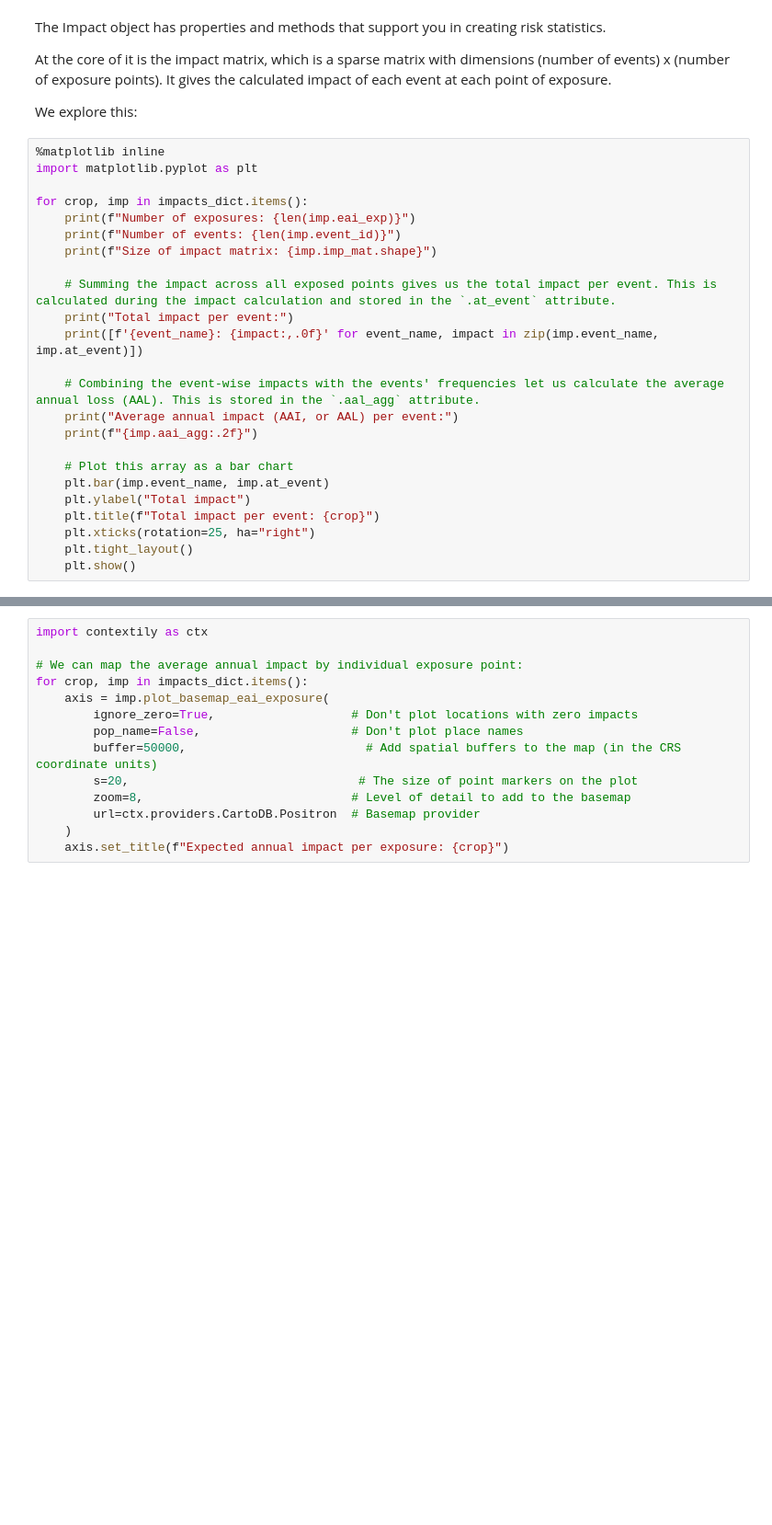
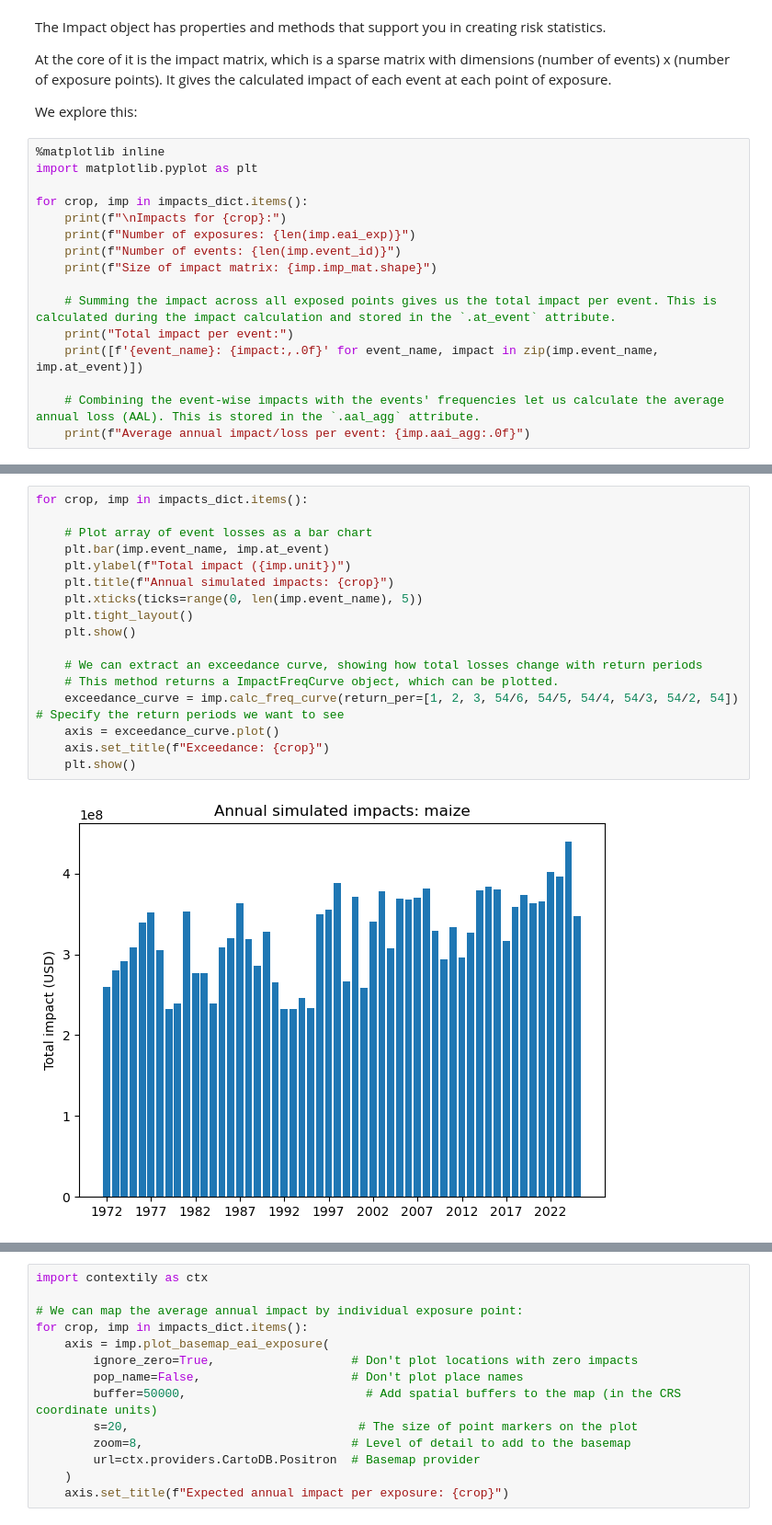
Before and after one commit to AnalyticsTeamUNUEHS/CLIMADA_starter_packs, a Jupyter notebook: starter_pack_el_salvador/notebooks/04_uncalibrated_risk.ipynb, the cells around one changed output, grey strips where cells are left out. Shown at 92% size. Saved outputs shown, nothing was run; the diff lists cells and outputs as text; blank space fills up the shorter version.

```diff
--- a/starter_pack_el_salvador/notebooks/04_uncalibrated_risk.ipynb
+++ b/starter_pack_el_salvador/notebooks/04_uncalibrated_risk.ipynb
@@ -201,6 +193,7 @@ We explore this:
 import matplotlib.pyplot as plt
 
 for crop, imp in impacts_dict.items():
+    print(f"\nImpacts for {crop}:")
     print(f"Number of exposures: {len(imp.eai_exp)}")
     print(f"Number of events: {len(imp.event_id)}")
     print(f"Size of impact matrix: {imp.imp_mat.shape}")
@@ -210,14 +203,5 @@ for crop, imp in impacts_dict.items():
     print([f'{event_name}: {impact:,.0f}' for event_name, impact in zip(imp.event_name, imp.at_event)])
 
     # Combining the event-wise impacts with the events' frequencies let us calculate the average annual loss (AAL). This is stored in the `.aal_agg` attribute.
-    print("Average annual impact (AAI, or AAL) per event:")
-    print(f"{imp.aai_agg:.2f}")
-
-    # Plot this array as a bar chart
-    plt.bar(imp.event_name, imp.at_event)
-    plt.ylabel("Total impact")
-    plt.title(f"Total impact per event: {crop}")
-    plt.xticks(rotation=25, ha="right")
-    plt.tight_layout()
-    plt.show()
+    print(f"Average annual impact/loss per event: {imp.aai_agg:.0f}")
 # %% [output]
@@ -259,0 +229,19 @@ for crop, imp in impacts_dict.items():
+# %%
+for crop, imp in impacts_dict.items():
+
+    # Plot array of event losses as a bar chart
+    plt.bar(imp.event_name, imp.at_event)
+    plt.ylabel(f"Total impact ({imp.unit})")
+    plt.title(f"Annual simulated impacts: {crop}")
+    plt.xticks(ticks=range(0, len(imp.event_name), 5))
+    plt.tight_layout()
+    plt.show()
+
+    # We can extract an exceedance curve, showing how total losses change with return periods
+    # This method returns a ImpactFreqCurve object, which can be plotted.
+    exceedance_curve = imp.calc_freq_curve(return_per=[1, 2, 3, 54/6, 54/5, 54/4, 54/3, 54/2, 54])   # Specify the return periods we want to see
+    axis = exceedance_curve.plot()
+    axis.set_title(f"Exceedance: {crop}")
+    plt.show()
+# %% [output]
+[figure, added]
```
Also changed, not shown: parts of 15 cells of this notebook.
